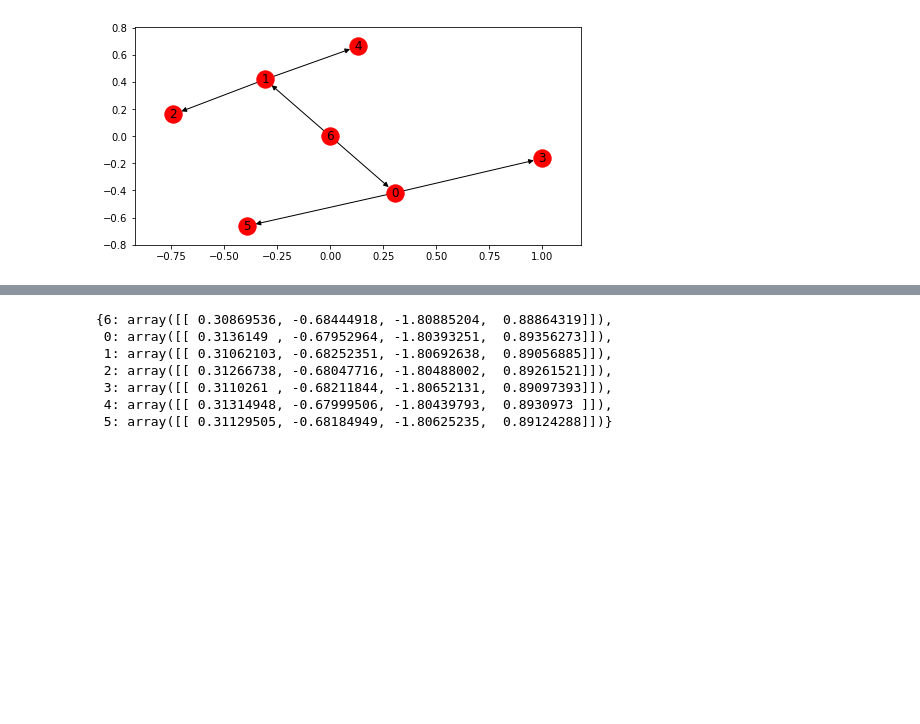
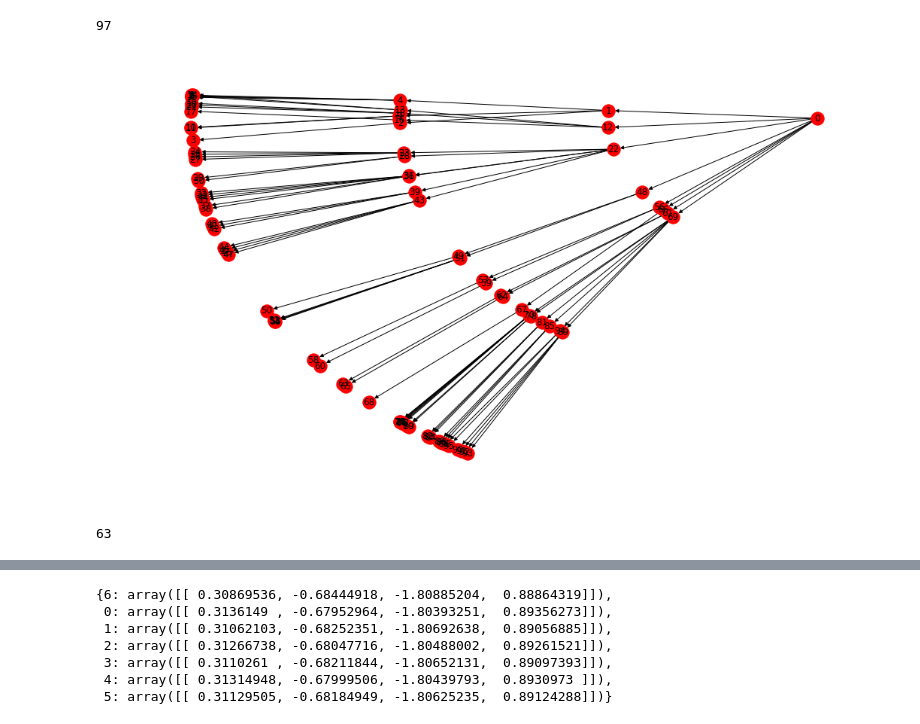
Before and after one commit to tharangni/LSHTC-2019, a Jupyter notebook: starspace/exps.ipynb, the cells around one changed output, grey strips where cells are left out. Cells and saved outputs as stored; diff of their text form; code cells hidden in the pictures; blank space fills up the shorter version.

```diff
--- a/starspace/exps.ipynb
+++ b/starspace/exps.ipynb
@@ -22,8 +65,14 @@ b = [(30, 1), (30, 2), (2, 3), (1,3)]
 G = nx.DiGraph()
 # %%
 G.add_edges_from(a)
+# %%
+G = nx.read_edgelist("../../hiercost/hiercost/data/clef/cat_hier.txt", create_using=nx.DiGraph, nodetype=int)
+# %%
+len(G.nodes())
+# %% [output]
+97
 # %%
-plt.figure(figsize=(8,4))
-nx.draw_networkx(G, with_labels=True)
+plt.figure(figsize=(14,8))
+nx.draw_kamada_kawai(G, with_labels=True)
 # %% [output]
-[figure, old version]
+[figure, new version]
@@ -29,0 +81,4 @@ nx.draw_networkx(G, with_labels=True)
+# %%
+len(train_node_list)
+# %% [output]
+63
```
Also changed, not shown: parts of 29 cells of this notebook, 2 other files.
